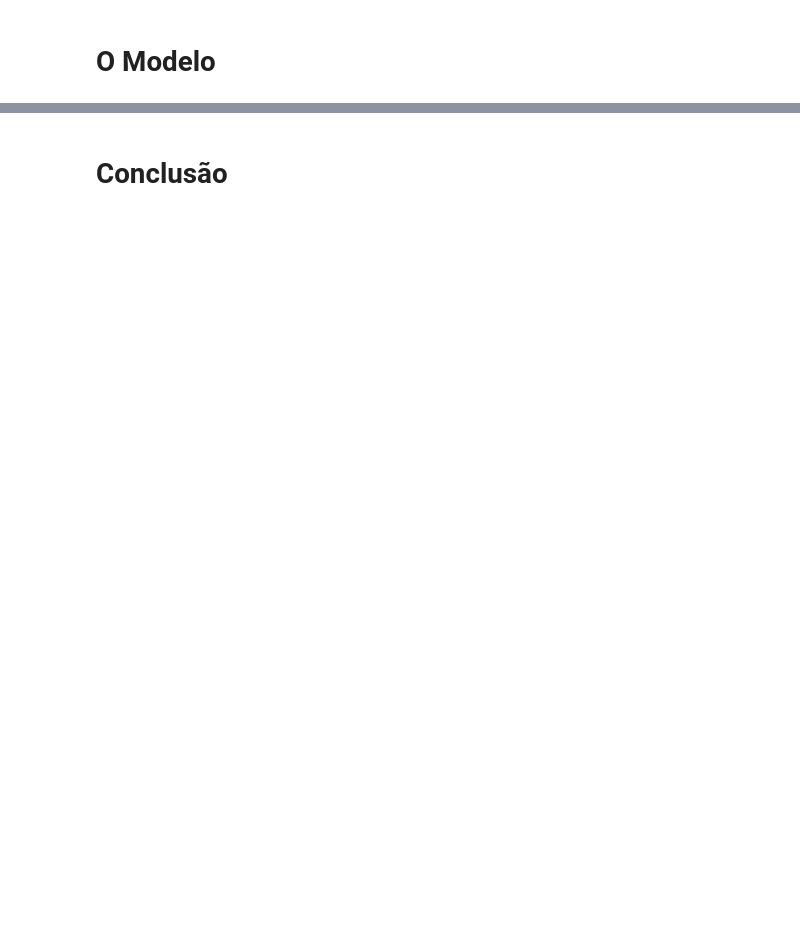
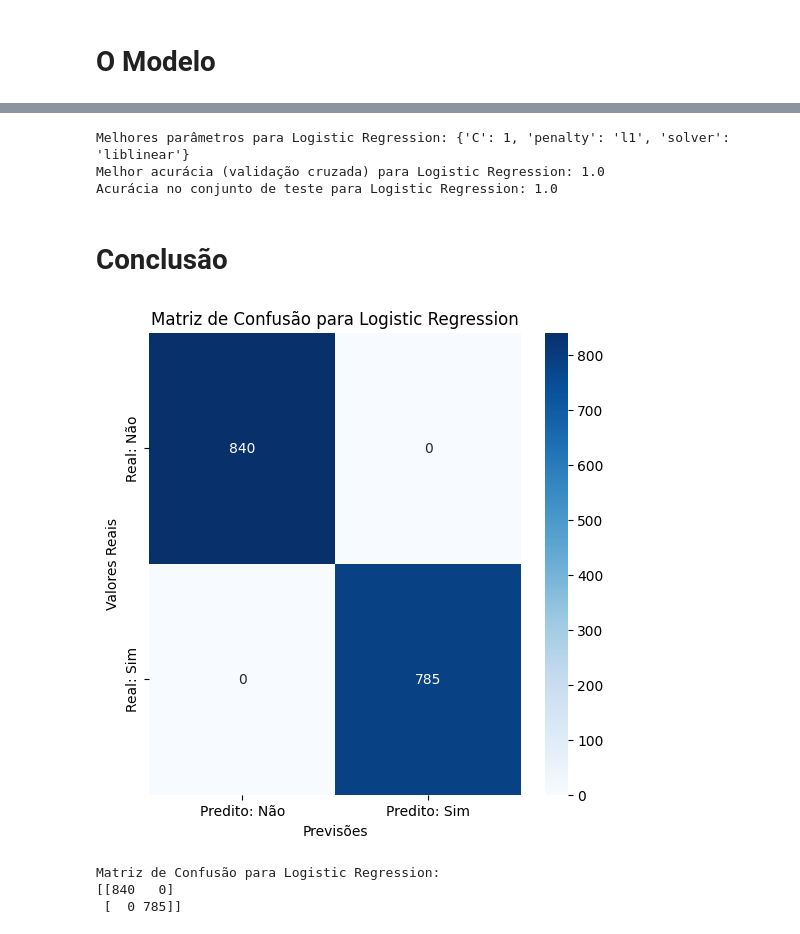
Before and after one commit to Igor999dev/mushroom, a Jupyter notebook: MVP_Cogumelo.ipynb, the cells around one changed output, grey strips where cells are left out. Saved outputs shown, nothing was run; the diff lists cells and outputs as text; code cells hidden in the pictures; blank space fills up the shorter version.

```diff
--- a/MVP_Cogumelo.ipynb
+++ b/MVP_Cogumelo.ipynb
@@ -321,2 +486,45 @@ print("Melhores parâmetros:", grid_search.best_params_)
+# %%
+# Definição dos grids de parâmetros
+param_grid_lr = {'C': [0.001, 0.01, 0.1, 1, 10], 'penalty': ['l1', 'l2'], 'solver': ['liblinear']}
+param_grid_gb = {'n_estimators': [100, 200, 300], 'learning_rate': [0.1, 0.05, 0.01], 'max_depth': [3, 5, 7]}
+
+# GridSearchCV para Logistic Regression
+grid_search_lr = GridSearchCV(estimator=LogisticRegression(), param_grid=param_grid_lr, cv=10, scoring='accuracy')
+grid_search_lr.fit(X_train, y_train)
+
+# Avaliação no conjunto de teste
+best_lr = grid_search_lr.best_estimator_
+test_accuracy_lr = best_lr.score(X_test, y_test)
+
+print("Melhores parâmetros para Logistic Regression:", grid_search_lr.best_params_)
+print("Melhor acurácia (validação cruzada) para Logistic Regression:", grid_search_lr.best_score_)
+print("Acurácia no conjunto de teste para Logistic Regression:", test_accuracy_lr)
+# %% [output]
+Melhores parâmetros para Logistic Regression: {'C': 1, 'penalty': 'l1', 'solver': 'liblinear'}
+Melhor acurácia (validação cruzada) para Logistic Regression: 1.0
+Acurácia no conjunto de teste para Logistic Regression: 1.0
 # %% [markdown]
 # Conclusão
+# %%
+# Gerando as previsões de classe
+y_pred_lr = best_lr.predict(X_test)
+
+# Calculando a matriz de confusão
+conf_matrix_lr = confusion_matrix(y_test, y_pred_lr)
+
+# Plotando a matriz de confusão
+plt.figure(figsize=(6, 6))
+sns.heatmap(conf_matrix_lr, annot=True, fmt='d', cmap='Blues', xticklabels=['Predito: Não', 'Predito: Sim'], yticklabels=['Real: Não', 'Real: Sim'])
+plt.xlabel('Previsões')
+plt.ylabel('Valores Reais')
+plt.title('Matriz de Confusão para Logistic Regression')
+plt.show()
+
+# Exibindo a matriz de confusão
+print("Matriz de Confusão para Logistic Regression:")
+print(conf_matrix_lr)
+# %% [output]
+[figure, added]
+Matriz de Confusão para Logistic Regression:
+[[840   0]
+ [  0 785]]
```
Also changed, not shown: parts of 39 cells of this notebook.
